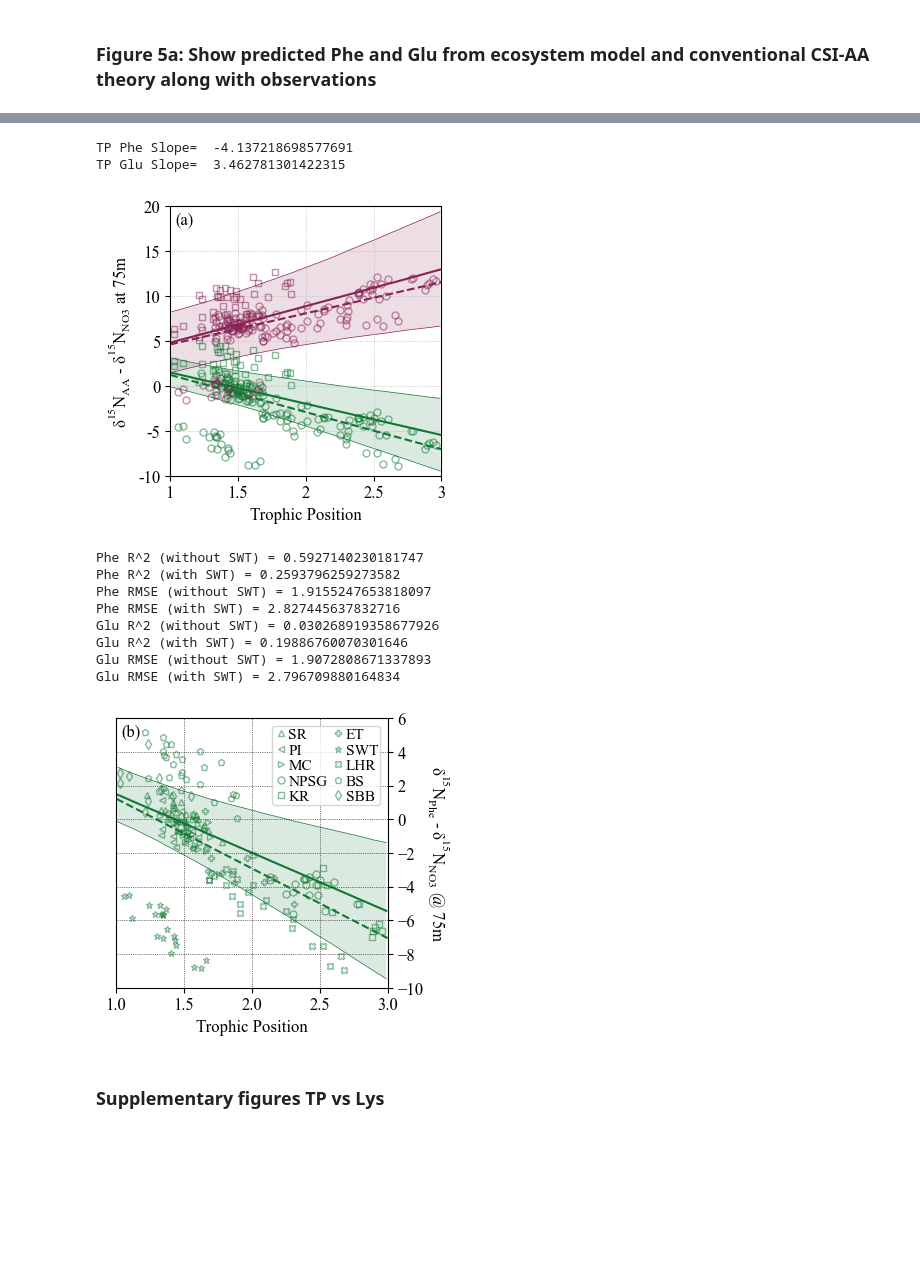
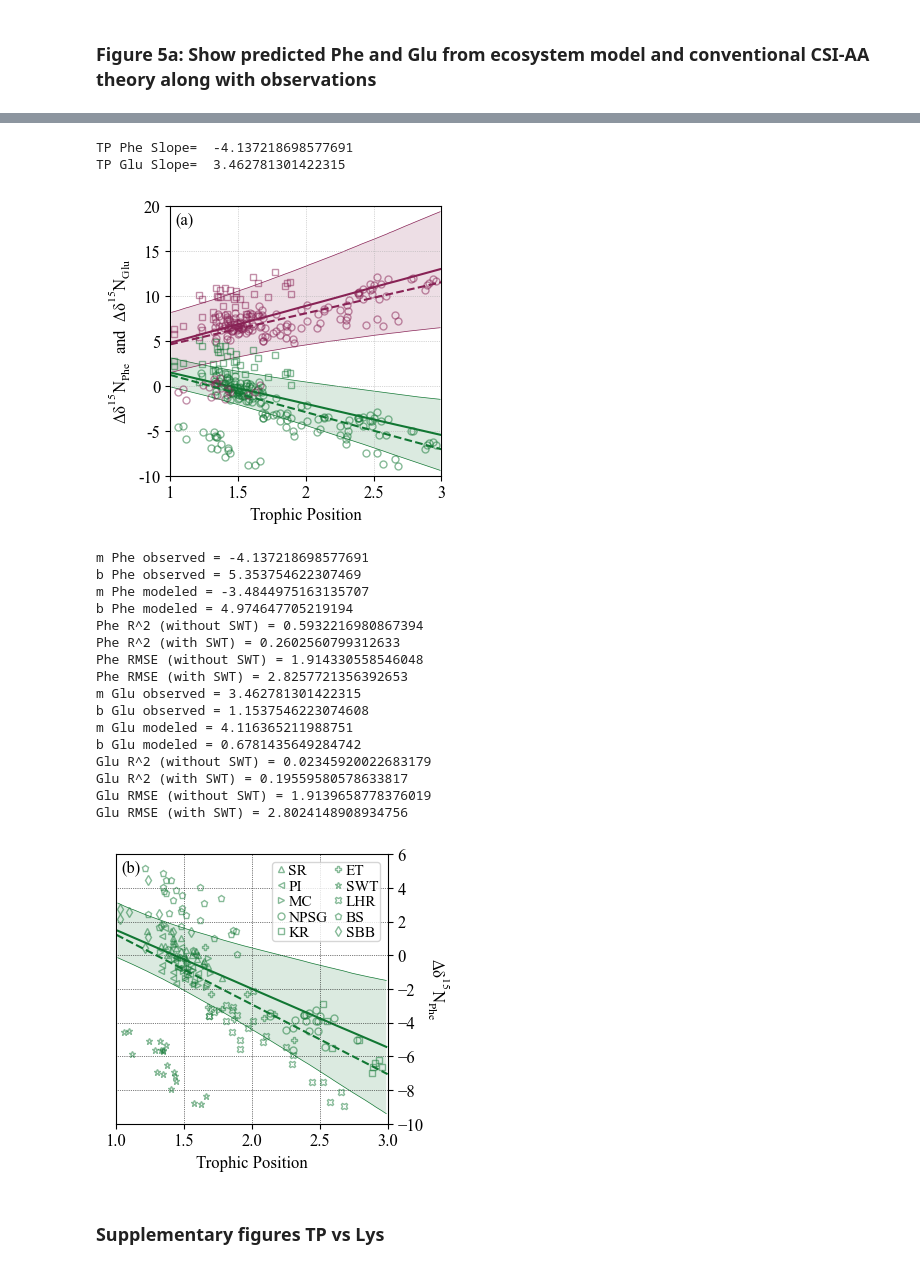
Before and after one commit to evepug/TP_baseline_coupling, a Jupyter notebook: TP_baseline_analysis.ipynb, the cells around one changed output, grey strips where cells are left out. Saved outputs shown, nothing was run; the diff lists cells and outputs as text; code cells hidden in the pictures; blank space fills up the shorter version.

```diff
--- a/TP_baseline_analysis.ipynb
+++ b/TP_baseline_analysis.ipynb
@@ -350,14 +350,10 @@ def TP_Phe_simulation(n=30,                         # length of simulated timese
             """
             if corrtest == 'pearson':
                 rho_Phe=scipy.stats.pearsonr(TP_meas,Phe_meas)[0]
-                p_Phe=scipy.stats.pearsonr(TP_meas,Phe_meas)[1]
                 rho_Glu=scipy.stats.pearsonr(TP_meas,Glu_meas)[0]
-                p_Glu=scipy.stats.pearsonr(TP_meas,Glu_meas)[1]
             if corrtest == 'spearman':
                 rho_Phe=scipy.stats.spearmanr(TP_meas,Phe_meas)[0]
-                p_Phe=scipy.stats.spearmanr(TP_meas,Phe_meas)[1]
                 rho_Glu=scipy.stats.spearmanr(TP_meas,Glu_meas)[0]
-                p_Glu=scipy.stats.spearmanr(TP_meas,Glu_meas)[1]
 
             """
             Calculate slope of regression between TP and Phe
@@ -1029,7 +1025,7 @@ plt.close()
 define range of TP, p_NH4 (ammonium utilization)
 to loop over for sensitivity analysis
 '''
-TP_array=np.arange(1.01,2.01,.01)
+TP_array=np.arange(1.01,2.02,.01)
 p_NH4_array=np.flip(np.array([.01,.10,.20,.30,.40,.50,.60,.70,.80,.90,.99]))
 colors=matplotlib.colormaps['magma'](np.linspace(0, .9, len(p_NH4_array)))
 
@@ -1060,11 +1056,14 @@ for i in np.arange(0,len(p_NH4_array),1):
                             NO3_model='open',  # NO3 uptake fractionation model. options are 'open' or 'rayleigh'
                             NH4_model='open')  # NH4 uptake fractionation model. options are 'open' or 'rayleigh'
     results = SimpleNamespace(**results_dict)
-
+    print('ut=',p_NH4,'change d_phe=',round(results.d_phe[0]-results.d_phe[-1],2),
+          'change d_phy=',round(results.d_phy[0]-results.d_phy[-1],2),
+          'change d_PON=',round(results.d_PON[0]-results.d_PON[-1],2),
+          'change f-ratio=',round(results.f_ratio[0],2), ' to ', round(results.f_ratio[-1],2))
     #plot results
     axs[1,0].plot(TP_array,results.d_phe,color=colors[i],label=str(round(p_NH4*100))+'%',lw=2.5,alpha=.7)
     axs[1,1].plot(TP_array,results.d_PON,color=colors[i],lw=2.5,alpha=.7)
-    axs[0,0].plot(TP_array,results.f_newP/(results.f_newP+results.f_recP),color=colors[i],lw=2.5,alpha=.7)
+    axs[0,0].plot(TP_array,results.f_ratio,color=colors[i],lw=2.5,alpha=.7)
 
 ''' format axes, labels, ticks '''
 axs[0,1].remove()
@@ -1077,10 +1076,11 @@ for ax in [0,1]:
         axs[i,ax].yaxis.set_major_formatter(FormatStrFormatter('%g'))
 
 axs[0,0].set_xlim(1,2)
+axs[0,0].set_ylim(.5,1)
 axs[0,0].xaxis.set_major_formatter(FormatStrFormatter('%g'))
 
-axs[1,0].set_ylim(-3.5,2.5)
-axs[1,1].set_ylim(-5.5,.5)
+# axs[1,0].set_ylim(-3.5,2.5)
+# axs[1,1].set_ylim(-5.5,.5)
 
 axs[1,0].set_ylabel('$\mathregular{δ^{15}N_{Phe}}$')
 axs[1,1].set_ylabel('$\mathregular{δ^{15}N_{PON}}$',rotation=270,labelpad=20)
@@ -2726,7 +2745,7 @@ print('TP Glu Slope= ',m_Glu)
 
 # set axis labels
 ax.set_xlabel('Trophic Position')
-ax.set_ylabel('$\mathdefault{δ^{15}N_{AA}}$ - $\mathdefault{δ^{15}N_{NO3}}$ at 75m')
+ax.set_ylabel('$\mathdefault{Δδ^{15}N_{Phe}}$  and  $\mathdefault{Δδ^{15}N_{Glu}}$')
 
 #set axis limits
 ax.set_xlim(1,3)
@@ -2763,42 +2782,58 @@ b_Glu_model=scipy.stats.linregress(TP_array,model_Glu_median)[1]
 R_sq_all_Phe=r2_func(x_obs=all_TP_sel,y_obs=all_Phe_sel,
                  m=m_Phe_model,b=b_Phe_model)
 R_sq_noSWT_Phe=r2_func(x_obs=all_TP_sel_noSWT,y_obs=all_Phe_sel_noSWT,
                  m=m_Phe_model,b=b_Phe_model)
 RMSE_all_Phe=rmse_func(x_obs=all_TP_sel,y_obs=all_Phe_sel,
                  m=m_Phe_model,b=b_Phe_model)
 RMSE_noSWT_Phe=rmse_func(x_obs=all_TP_sel_noSWT,y_obs=all_Phe_sel_noSWT,
                  m=m_Phe_model,b=b_Phe_model)
 
+print('m Phe observed =',m_Phe)
+print('b Phe observed =',b_Phe)
+print('m Phe modeled =',m_Phe_model)
+print('b Phe modeled =',b_Phe_model)
 print('Phe R^2 (without SWT) =',R_sq_noSWT_Phe)
 print('Phe R^2 (with SWT) =',R_sq_all_Phe)
 print('Phe RMSE (without SWT) =',RMSE_noSWT_Phe)
 print('Phe RMSE (with SWT) =',RMSE_all_Phe)
 
 R_sq_all_Glu=r2_func(x_obs=all_TP_sel,y_obs=all_Glu_sel,
                  m=m_Glu_model,b=b_Glu_model)
 R_sq_noSWT_Glu=r2_func(x_obs=all_TP_sel_noSWT,y_obs=all_Glu_sel_noSWT,
                  m=m_Glu_model,b=b_Glu_model)
 RMSE_all_Glu=rmse_func(x_obs=all_TP_sel,y_obs=all_Glu_sel,
                  m=m_Glu_model,b=b_Glu_model)
 RMSE_noSWT_Glu=rmse_func(x_obs=all_TP_sel_noSWT,y_obs=all_Glu_sel_noSWT,
                  m=m_Glu_model,b=b_Glu_model)
 
+print('m Glu observed =',m_Glu)
+print('b Glu observed =',b_Glu)
+print('m Glu modeled =',m_Glu_model)
+print('b Glu modeled =',b_Glu_model)
 print('Glu R^2 (without SWT) =',R_sq_noSWT_Glu)
 print('Glu R^2 (with SWT) =',R_sq_all_Glu)
 print('Glu RMSE (without SWT) =',RMSE_noSWT_Glu)
 print('Glu RMSE (with SWT) =',RMSE_all_Glu)
 # %% [output]
 TP Phe Slope=  -4.137218698577691
 TP Glu Slope=  3.462781301422315
-[figure, old version]
+[figure, new version]
-Phe R^2 (without SWT) = 0.5927140230181747
-Phe R^2 (with SWT) = 0.2593796259273582
-Phe RMSE (without SWT) = 1.9155247653818097
-Phe RMSE (with SWT) = 2.827445637832716
-Glu R^2 (without SWT) = 0.030268919358677926
-Glu R^2 (with SWT) = 0.19886760070301646
-Glu RMSE (without SWT) = 1.9072808671337893
-Glu RMSE (with SWT) = 2.796709880164834
+m Phe observed = -4.137218698577691
+b Phe observed = 5.353754622307469
+m Phe modeled = -3.4844975163135707
+b Phe modeled = 4.974647705219194
+Phe R^2 (without SWT) = 0.5932216980867394
+Phe R^2 (with SWT) = 0.2602560799312633
+Phe RMSE (without SWT) = 1.914330558546048
+Phe RMSE (with SWT) = 2.8257721356392653
+m Glu observed = 3.462781301422315
+b Glu observed = 1.1537546223074608
+m Glu modeled = 4.116365211988751
+b Glu modeled = 0.6781435649284742
+Glu R^2 (without SWT) = 0.02345920022683179
+Glu R^2 (with SWT) = 0.19559580578633817
+Glu RMSE (without SWT) = 1.9139658778376019
+Glu RMSE (with SWT) = 2.8024148908934756
 # %%
 ### Fig 5b with ecosystem mass-balance model uncertainty from Monte Carlo simulations
 
@@ -2882,7 +2917,7 @@ plt.plot(x,m_Phe*x+b_Phe,linestyle='--',alpha=1,
 
 # set axis labels
 ax.set_xlabel('Trophic Position')
-ax.set_ylabel('$\mathdefault{δ^{15}N_{Phe}}$ - $\mathdefault{δ^{15}N_{NO3}}$ @ 75m',
+ax.set_ylabel('$\mathdefault{Δδ^{15}N_{Phe}}$',
              rotation=270,labelpad=20)
 
 #set axis limits
@@ -2912,7 +2947,7 @@ plt.savefig('Figures/Fig5b.pdf',bbox_inches='tight', dpi=1000)
 plt.show()
 plt.close()
 # %% [output]
-[figure, old version]
+[figure, new version]
 # %% [markdown]
 ### Supplementary figures TP vs Lys
 # %%
```
Also changed, not shown: parts of 10 cells of this notebook, 15 other files.
